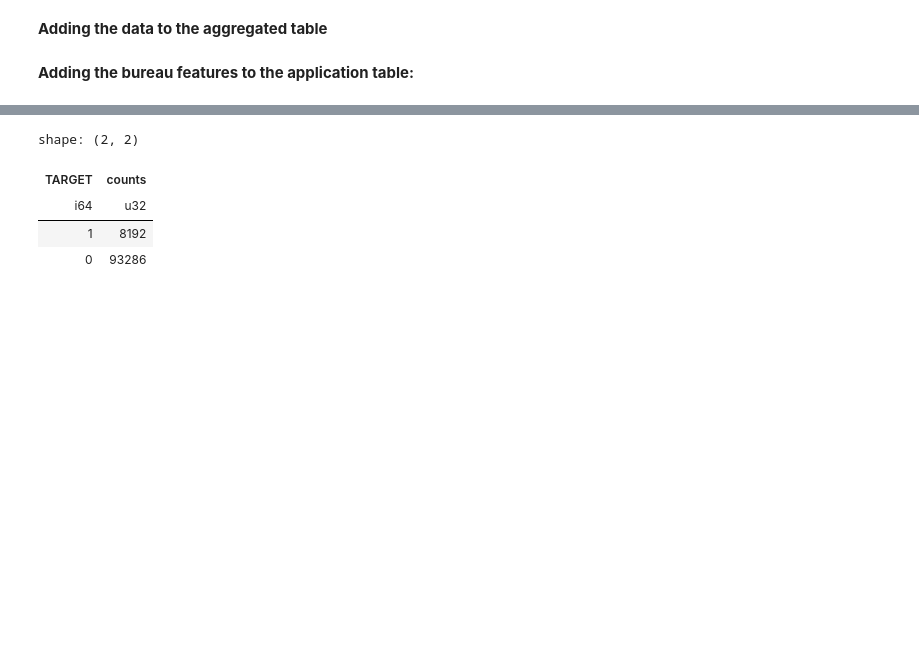
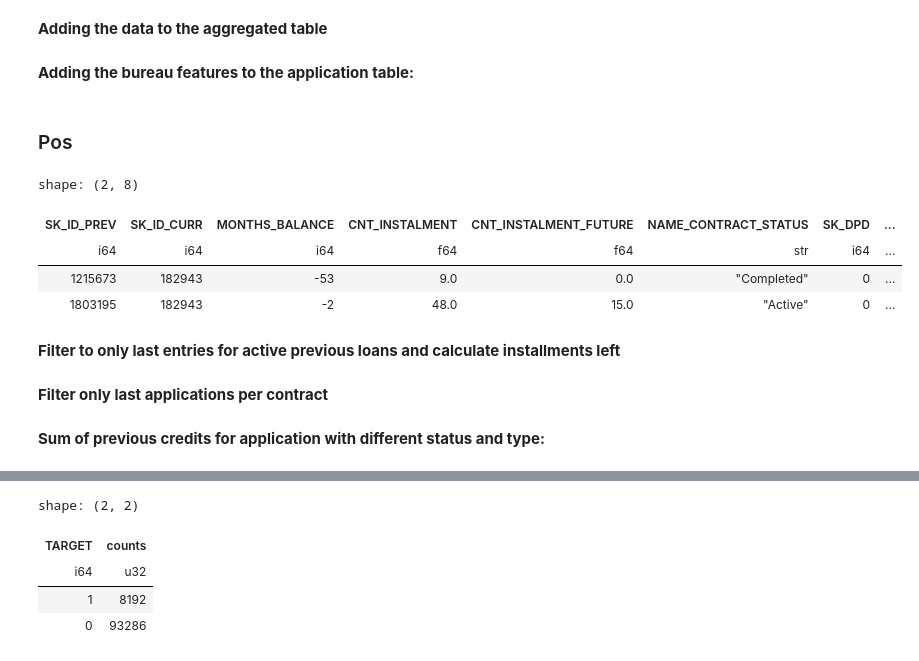
Before and after one commit to gediminas-skvarnavicius/home-credit-group-ml, a Jupyter notebook: EDA.ipynb, the cells around one changed output, grey strips where cells are left out. Saved outputs shown, nothing was run; the diff lists cells and outputs as text; code cells hidden in the pictures; blank space fills up the shorter version.

Commit message:
pos_bal and previous application aggregations

```diff
--- a/EDA.ipynb
+++ b/EDA.ipynb
@@ -348,3 +274,5 @@ bureau_agg = bureau_agg.join(
 **Adding the bureau features to the application table:**
 # %%
 application_train=application_train.join(bureau_agg,on='SK_ID_CURR',how='left')
+# %% [markdown]
+### Pos
@@ -350,0 +281,11 @@ application_train=application_train.join(bureau_agg,on='SK_ID_CURR',how='left')
+# %%
+POS_CASH_balance.group_by("SK_ID_PREV").agg(
+        [pl.all().sort_by("MONTHS_BALANCE").last()]).filter(pl.col('SK_ID_CURR')==182943)
+# %% [output]
+shape: (2, 8)
+| SK_ID_PREV | SK_ID_CURR | MONTHS_BALANCE | CNT_INSTALMENT | CNT_INSTALMENT_FUTURE | NAME_CONTRACT_STATUS | SK_DPD | ... |
+| i64 | i64 | i64 | f64 | f64 | str | i64 | ... |
+| 1215673 | 182943 | -53 | 9.0 | 0.0 | "Completed" | 0 | ... |
+| 1803195 | 182943 | -2 | 48.0 | 15.0 | "Active" | 0 | ... |
+# %% [markdown]
+**Filter to only last entries for active previous loans and calculate installments left**
@@ -350,0 +310,2 @@ application_train=application_train.join(bureau_agg,on='SK_ID_CURR',how='left')
+# %% [markdown]
+**Filter only last applications per contract**
@@ -350,0 +316,2 @@ application_train=application_train.join(bureau_agg,on='SK_ID_CURR',how='left')
+# %% [markdown]
+**Sum of previous credits for application with different status and type:**
```
Also changed, not shown: parts of 16 cells of this notebook, 1 other file.
